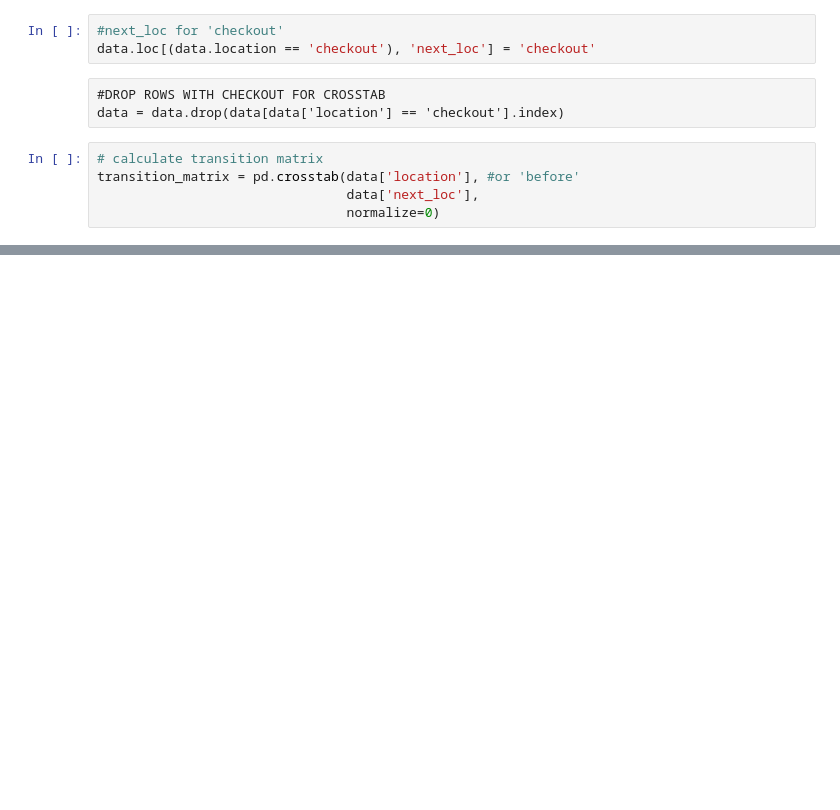
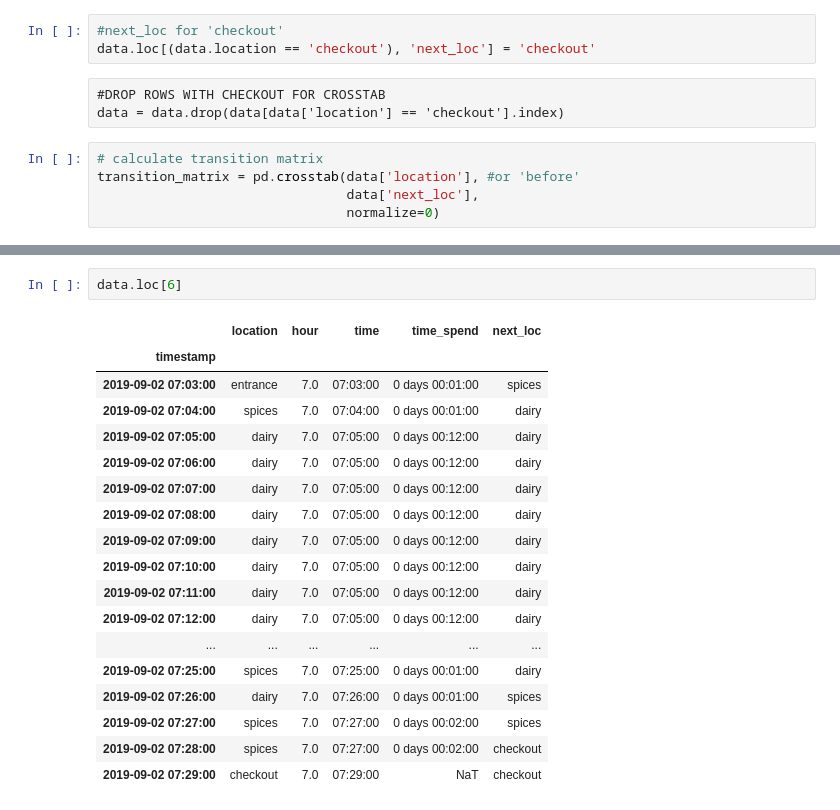
Before and after one commit to Galiya-YS/Shopipy---MCMC-simulation, a Jupyter notebook: explore_monday.ipynb, the cells around one changed output, grey strips where cells are left out. Drawn from its saved outputs; the diff is of its cells as text; blank space fills up the shorter version.

```diff
--- a/explore_monday.ipynb
+++ b/explore_monday.ipynb
@@ -154,0 +189,21 @@ data.head(20)
+# %%
+data.loc[6]
+# %% [output]
+|  | location | hour | time | time_spend | next_loc |
+| timestamp |  |  |  |  |  |
+| 2019-09-02 07:03:00 | entrance | 7.0 | 07:03:00 | 0 days 00:01:00 | spices |
+| 2019-09-02 07:04:00 | spices | 7.0 | 07:04:00 | 0 days 00:01:00 | dairy |
+| 2019-09-02 07:05:00 | dairy | 7.0 | 07:05:00 | 0 days 00:12:00 | dairy |
+| 2019-09-02 07:06:00 | dairy | 7.0 | 07:05:00 | 0 days 00:12:00 | dairy |
+| 2019-09-02 07:07:00 | dairy | 7.0 | 07:05:00 | 0 days 00:12:00 | dairy |
+| 2019-09-02 07:08:00 | dairy | 7.0 | 07:05:00 | 0 days 00:12:00 | dairy |
+| 2019-09-02 07:09:00 | dairy | 7.0 | 07:05:00 | 0 days 00:12:00 | dairy |
+| 2019-09-02 07:10:00 | dairy | 7.0 | 07:05:00 | 0 days 00:12:00 | dairy |
+| 2019-09-02 07:11:00 | dairy | 7.0 | 07:05:00 | 0 days 00:12:00 | dairy |
+| 2019-09-02 07:12:00 | dairy | 7.0 | 07:05:00 | 0 days 00:12:00 | dairy |
+| ... | ... | ... | ... | ... | ... |
+| 2019-09-02 07:25:00 | spices | 7.0 | 07:25:00 | 0 days 00:01:00 | dairy |
+| 2019-09-02 07:26:00 | dairy | 7.0 | 07:26:00 | 0 days 00:01:00 | spices |
+| 2019-09-02 07:27:00 | spices | 7.0 | 07:27:00 | 0 days 00:02:00 | spices |
+| 2019-09-02 07:28:00 | spices | 7.0 | 07:27:00 | 0 days 00:02:00 | checkout |
+| 2019-09-02 07:29:00 | checkout | 7.0 | 07:29:00 | NaT | checkout |
```
Also changed, not shown: parts of 12 cells of this notebook.
